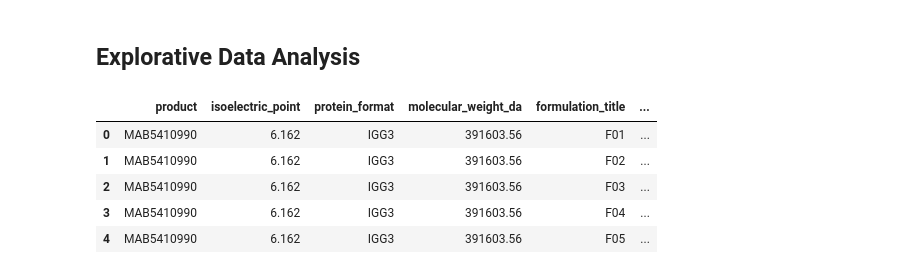
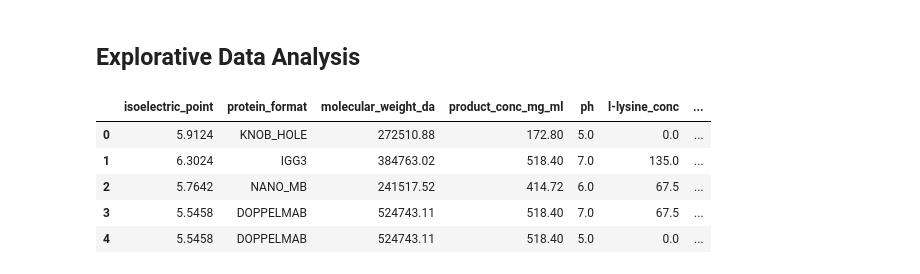
Before and after one commit to hempelt/Project_repo, a Jupyter notebook: notebooks/eda.ipynb, the cells around one changed output. Saved outputs shown, nothing was run; the diff lists cells and outputs as text; code cells hidden in the pictures.

```diff
--- a/notebooks/eda.ipynb
+++ b/notebooks/eda.ipynb
@@ -6,11 +8,11 @@ import seaborn as sns
 # %%
 # import the CSV file data\Coded_FS_Data.csv
-df = pd.read_csv(r'C:\Users\hempe\Studium\Real_Project\Project_repo\data\raw\raw_data_all_features.csv')
+df = pd.read_csv(r'C:\Users\hempe\Studium\Real_Project\Project_repo\data\raw\all_features_train_data.csv')
 df.head() #Display the first 5 rows of the DataFrame
 # %% [output]
-|  | product | isoelectric_point | protein_format | molecular_weight_da | formulation_title | ... |
-| 0 | MAB5410990 | 6.162 | IGG3 | 391603.56 | F01 | ... |
-| 1 | MAB5410990 | 6.162 | IGG3 | 391603.56 | F02 | ... |
-| 2 | MAB5410990 | 6.162 | IGG3 | 391603.56 | F03 | ... |
-| 3 | MAB5410990 | 6.162 | IGG3 | 391603.56 | F04 | ... |
-| 4 | MAB5410990 | 6.162 | IGG3 | 391603.56 | F05 | ... |
+|  | isoelectric_point | protein_format | molecular_weight_da | product_conc_mg_ml | ph | l-lysine_conc | ... |
+| 0 | 5.9124 | KNOB_HOLE | 272510.88 | 172.80 | 5.0 | 0.0 | ... |
+| 1 | 6.3024 | IGG3 | 384763.02 | 518.40 | 7.0 | 135.0 | ... |
+| 2 | 5.7642 | NANO_MB | 241517.52 | 414.72 | 6.0 | 67.5 | ... |
+| 3 | 5.5458 | DOPPELMAB | 524743.11 | 518.40 | 7.0 | 67.5 | ... |
+| 4 | 5.5458 | DOPPELMAB | 524743.11 | 518.40 | 5.0 | 0.0 | ... |
```
Also changed, not shown: parts of 18 cells of this notebook, 7 other files.
